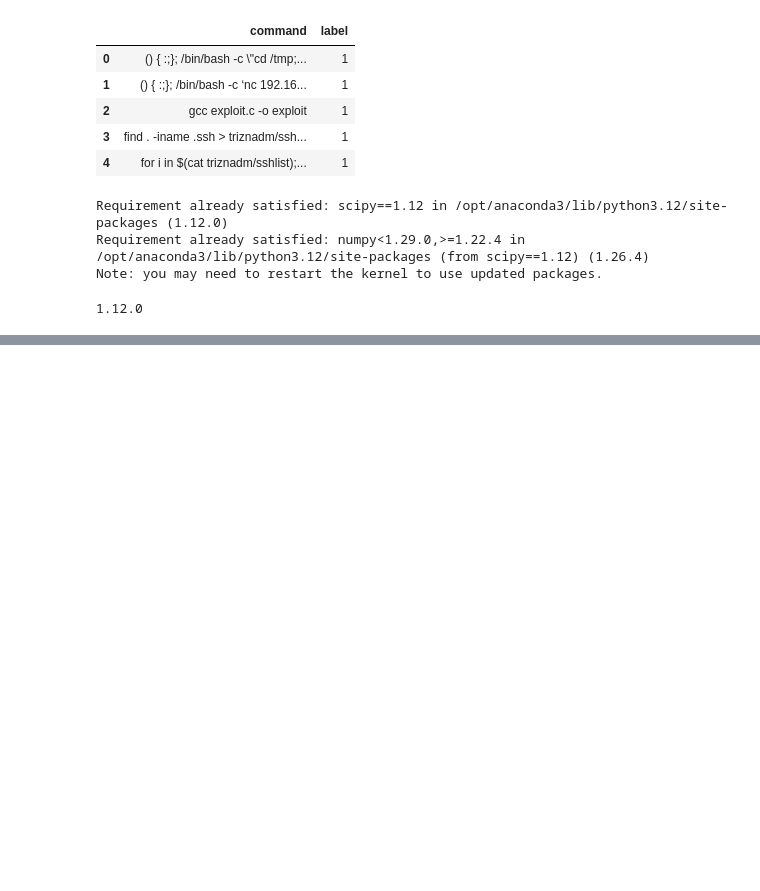
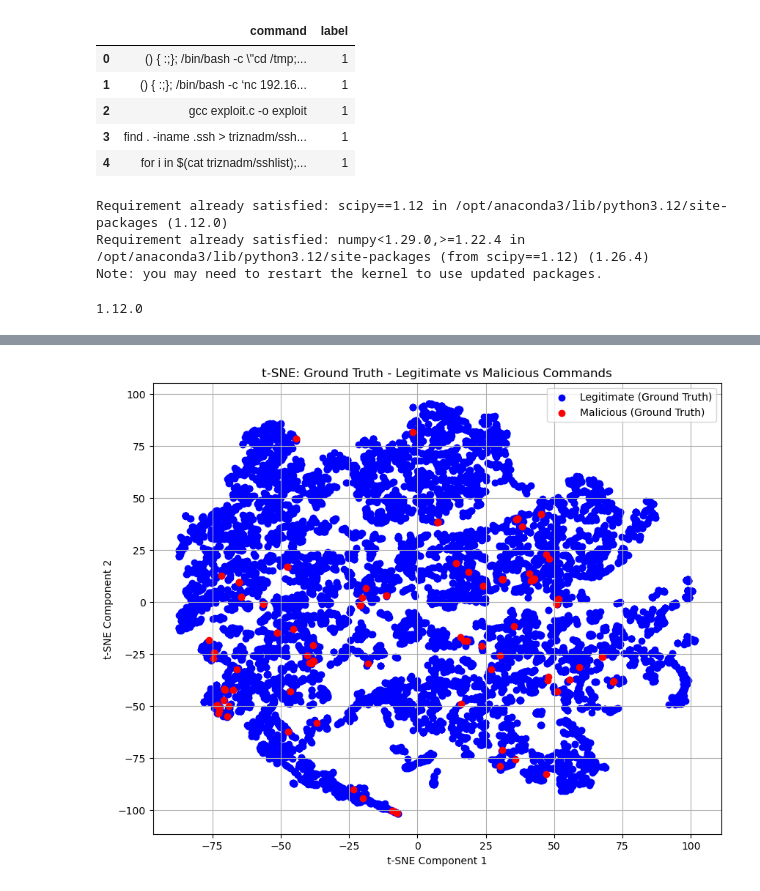
Before and after one commit to g0ldrick/shell-processing-poc, a Jupyter notebook: word2vec.ipynb, the cells around one changed output, grey strips where cells are left out. Cells and saved outputs as stored; diff of their text form; code cells hidden in the pictures; blank space fills up the shorter version.

```diff
--- a/word2vec.ipynb
+++ b/word2vec.ipynb
@@ -138,0 +206,17 @@ plt.show()
+# %%
+tsne = TSNE(n_components=2, random_state=42)
+X_tsne = tsne.fit_transform(X_word2vec)
+
+plt.figure(figsize=(10, 8))
+
+plt.scatter(X_tsne[data_df['label'] == 0, 0], X_tsne[data_df['label'] == 0, 1], color='blue', label='Legitimate (Ground Truth)')
+plt.scatter(X_tsne[data_df['label'] == 1, 0], X_tsne[data_df['label'] == 1, 1], color='red', label='Malicious (Ground Truth)')
+
+plt.xlabel('t-SNE Component 1')
+plt.ylabel('t-SNE Component 2')
+plt.title('t-SNE: Ground Truth - Legitimate vs Malicious Commands')
+plt.legend()
+plt.grid(True)
+plt.show()
+# %% [output]
+[figure, added]
```
Also changed, not shown: parts of 9 cells of this notebook, 3 other files.
